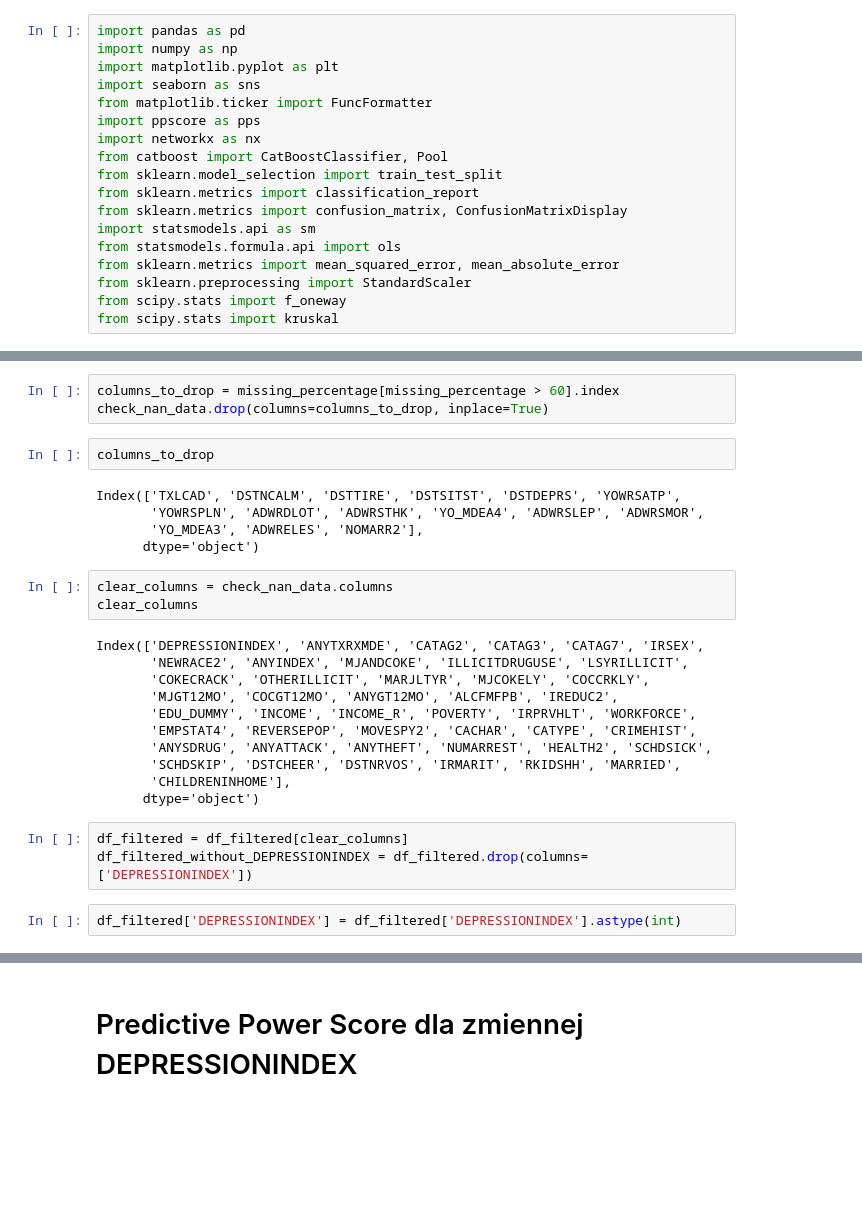
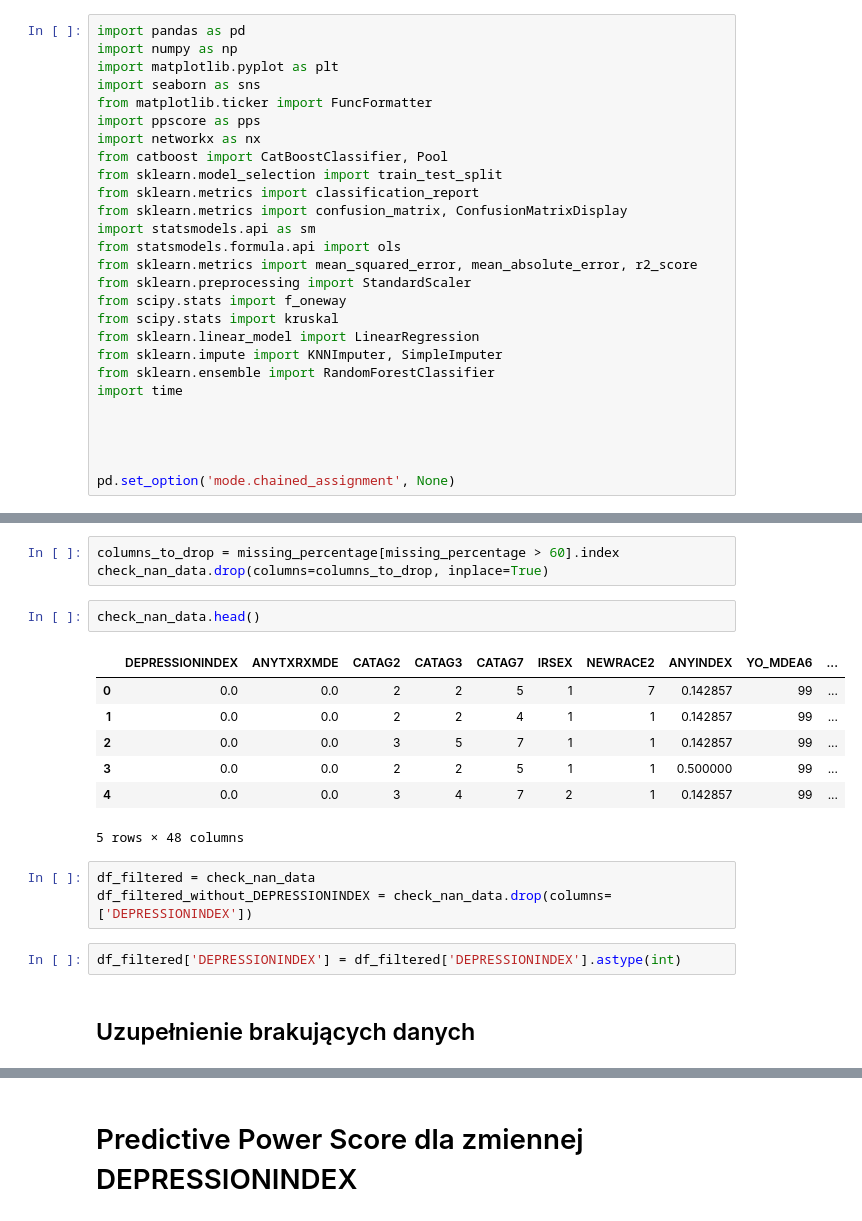
Before and after one commit to Nosal101/Eksploracyjna-Analiza-Danych, a Jupyter notebook: projekt2.ipynb, the cells around one changed output, grey strips where cells are left out. Saved outputs shown, nothing was run; the diff lists cells and outputs as text; blank space fills up the shorter version.

```diff
--- a/projekt2.ipynb
+++ b/projekt2.ipynb
@@ -14,10 +14,19 @@ from sklearn.metrics import classification_report
 from sklearn.metrics import confusion_matrix, ConfusionMatrixDisplay
 import statsmodels.api as sm
 from statsmodels.formula.api import ols
-from sklearn.metrics import mean_squared_error, mean_absolute_error
+from sklearn.metrics import mean_squared_error, mean_absolute_error, r2_score
 from sklearn.preprocessing import StandardScaler
 from scipy.stats import f_oneway
 from scipy.stats import kruskal
+from sklearn.linear_model import LinearRegression
+from sklearn.impute import KNNImputer, SimpleImputer
+from sklearn.ensemble import RandomForestClassifier
+import time
+
+
+
+
+pd.set_option('mode.chained_assignment', None)
 # %% [markdown]
 # Wczytanie Danych
 # %%
@@ -121,29 +152,20 @@ missing_percentage = check_nan_data.isna().mean() * 100
 # %%
 columns_to_drop = missing_percentage[missing_percentage > 60].index
 check_nan_data.drop(columns=columns_to_drop, inplace=True)
-# %%
-columns_to_drop
-# %% [output]
-Index(['TXLCAD', 'DSTNCALM', 'DSTTIRE', 'DSTSITST', 'DSTDEPRS', 'YOWRSATP',
-       'YOWRSPLN', 'ADWRDLOT', 'ADWRSTHK', 'YO_MDEA4', 'ADWRSLEP', 'ADWRSMOR',
-       'YO_MDEA3', 'ADWRELES', 'NOMARR2'],
-      dtype='object')
-# %%
-clear_columns = check_nan_data.columns
-clear_columns
-# %% [output]
-Index(['DEPRESSIONINDEX', 'ANYTXRXMDE', 'CATAG2', 'CATAG3', 'CATAG7', 'IRSEX',
-       'NEWRACE2', 'ANYINDEX', 'MJANDCOKE', 'ILLICITDRUGUSE', 'LSYRILLICIT',
-       'COKECRACK', 'OTHERILLICIT', 'MARJLTYR', 'MJCOKELY', 'COCCRKLY',
-       'MJGT12MO', 'COCGT12MO', 'ANYGT12MO', 'ALCFMFPB', 'IREDUC2',
-       'EDU_DUMMY', 'INCOME', 'INCOME_R', 'POVERTY', 'IRPRVHLT', 'WORKFORCE',
-       'EMPSTAT4', 'REVERSEPOP', 'MOVESPY2', 'CACHAR', 'CATYPE', 'CRIMEHIST',
-       'ANYSDRUG', 'ANYATTACK', 'ANYTHEFT', 'NUMARREST', 'HEALTH2', 'SCHDSICK',
-       'SCHDSKIP', 'DSTCHEER', 'DSTNRVOS', 'IRMARIT', 'RKIDSHH', 'MARRIED',
-       'CHILDRENINHOME'],
-      dtype='object')
+# %%
+check_nan_data.head()
+# %% [output]
+|  | DEPRESSIONINDEX | ANYTXRXMDE | CATAG2 | CATAG3 | CATAG7 | IRSEX | NEWRACE2 | ANYINDEX | YO_MDEA6 | ... |
+| 0 | 0.0 | 0.0 | 2 | 2 | 5 | 1 | 7 | 0.142857 | 99 | ... |
+| 1 | 0.0 | 0.0 | 2 | 2 | 4 | 1 | 1 | 0.142857 | 99 | ... |
+| 2 | 0.0 | 0.0 | 3 | 5 | 7 | 1 | 1 | 0.142857 | 99 | ... |
+| 3 | 0.0 | 0.0 | 2 | 2 | 5 | 1 | 1 | 0.500000 | 99 | ... |
+| 4 | 0.0 | 0.0 | 3 | 4 | 7 | 2 | 1 | 0.142857 | 99 | ... |
+5 rows × 48 columns
 # %%
-df_filtered = df_filtered[clear_columns]
-df_filtered_without_DEPRESSIONINDEX = df_filtered.drop(columns=['DEPRESSIONINDEX'])
+df_filtered = check_nan_data
+df_filtered_without_DEPRESSIONINDEX = check_nan_data.drop(columns=['DEPRESSIONINDEX'])
 # %%
 df_filtered['DEPRESSIONINDEX'] = df_filtered['DEPRESSIONINDEX'].astype(int)
+# %% [markdown]
+## Uzupełnienie brakujących danych
```
Also changed, not shown: parts of 25 cells of this notebook.
